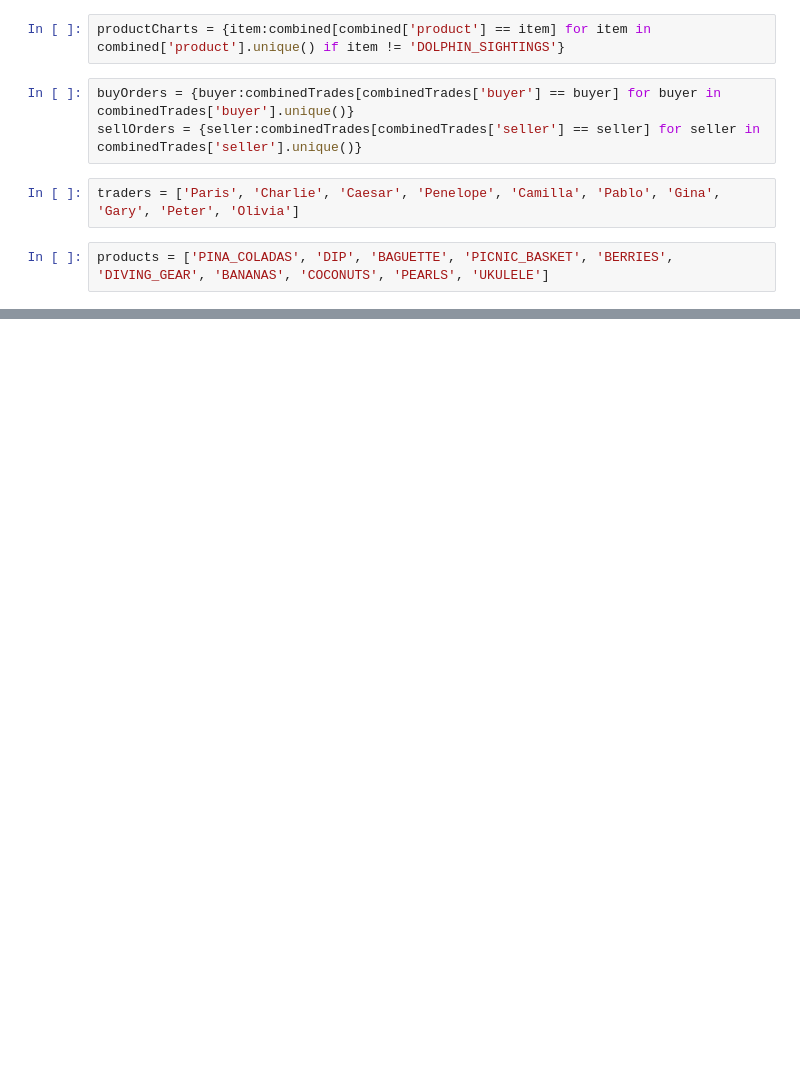
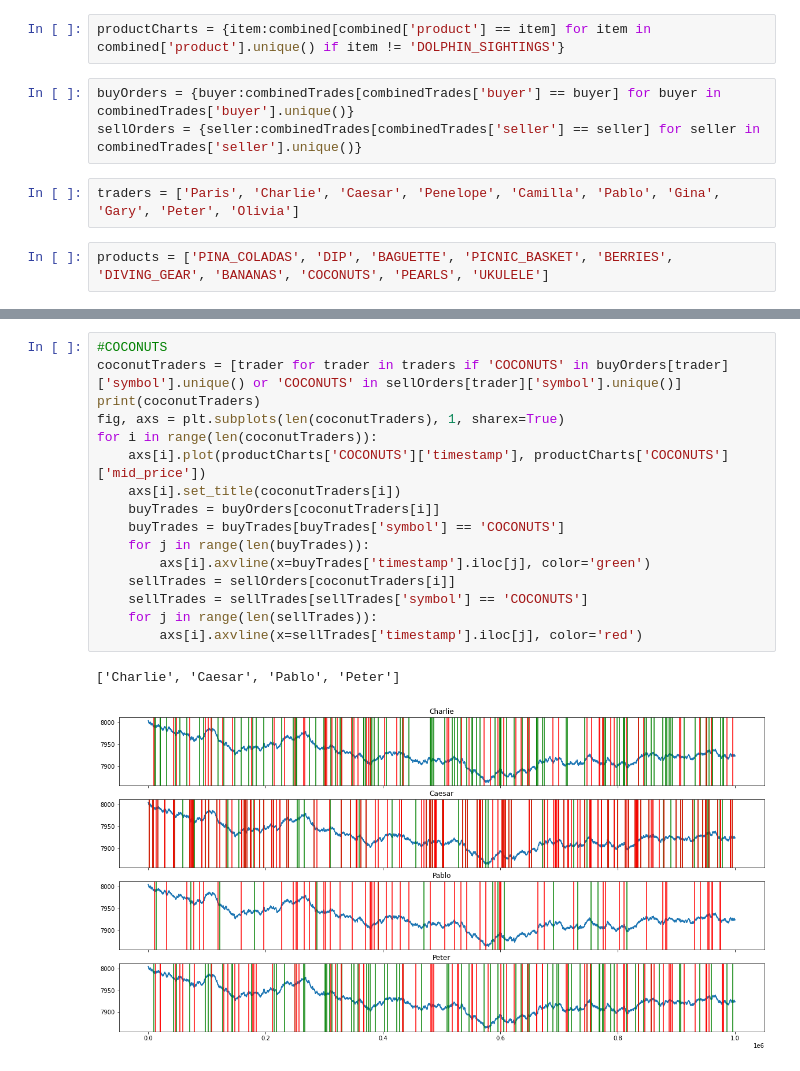
Before and after one commit to adiv413/dmvs-finest-imc, a Jupyter notebook: Round 5/Data Analysis/Market Traders/marketTraders.ipynb, the cells around one changed output, grey strips where cells are left out. Cells and saved outputs as stored; diff of their text form; blank space fills up the shorter version.

```diff
--- a/Round 5/Data Analysis/Market Traders/marketTraders.ipynb
+++ b/Round 5/Data Analysis/Market Traders/marketTraders.ipynb
@@ -73,0 +97,19 @@ for i in range(len(berryTraders)):
+# %%
+#COCONUTS
+coconutTraders = [trader for trader in traders if 'COCONUTS' in buyOrders[trader]['symbol'].unique() or 'COCONUTS' in sellOrders[trader]['symbol'].unique()]
+print(coconutTraders)
+fig, axs = plt.subplots(len(coconutTraders), 1, sharex=True)
+for i in range(len(coconutTraders)):
+    axs[i].plot(productCharts['COCONUTS']['timestamp'], productCharts['COCONUTS']['mid_price'])
+    axs[i].set_title(coconutTraders[i])
+    buyTrades = buyOrders[coconutTraders[i]]
+    buyTrades = buyTrades[buyTrades['symbol'] == 'COCONUTS']
+    for j in range(len(buyTrades)):
+        axs[i].axvline(x=buyTrades['timestamp'].iloc[j], color='green')
+    sellTrades = sellOrders[coconutTraders[i]]
+    sellTrades = sellTrades[sellTrades['symbol'] == 'COCONUTS']
+    for j in range(len(sellTrades)):
+        axs[i].axvline(x=sellTrades['timestamp'].iloc[j], color='red')
+# %% [output]
+['Charlie', 'Caesar', 'Pablo', 'Peter']
+[figure, added]
```
Also changed, not shown: parts of 9 cells of this notebook, 2 other files.
